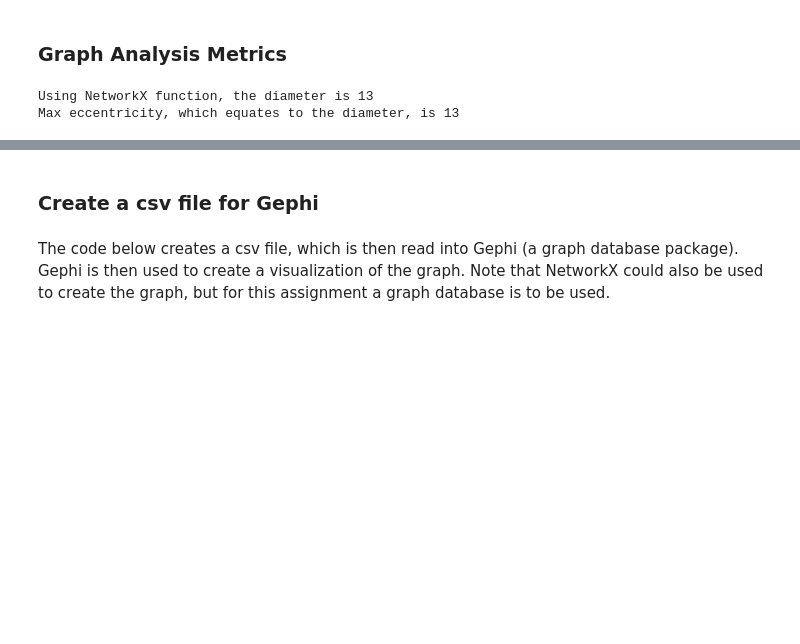
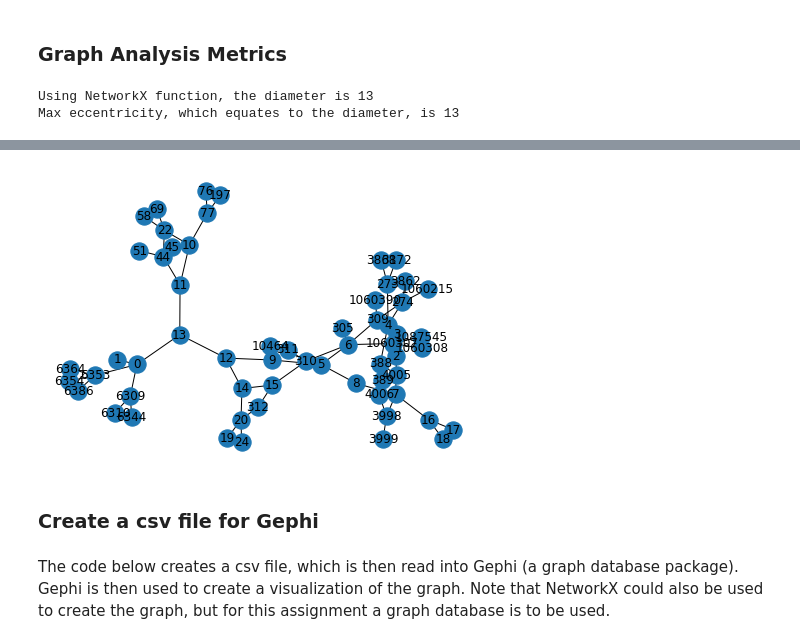
Before and after one commit to WillieDavonSmalls/KJW_CUNY_DATA_620, a Jupyter notebook: Week2_Part1/Assignment3_Graph_Metrics.ipynb, the cells around one changed output, grey strips where cells are left out. Cells and saved outputs as stored; diff of their text form; code cells hidden in the pictures; blank space fills up the shorter version.

Commit message:
add neighborsand matrix plot

```diff
--- a/Week2_Part1/Assignment3_Graph_Metrics.ipynb
+++ b/Week2_Part1/Assignment3_Graph_Metrics.ipynb
@@ -101,3 +127,8 @@ Radius is 7
+# %%
+#Graph of intersections
+nx.draw(g1, with_labels=True)
+# %% [output]
+[figure, added]
 # %% [markdown]
 ### Create a csv file for Gephi
 # %% [markdown]
```
Also changed, not shown: parts of 4 cells of this notebook, 1 other file.
